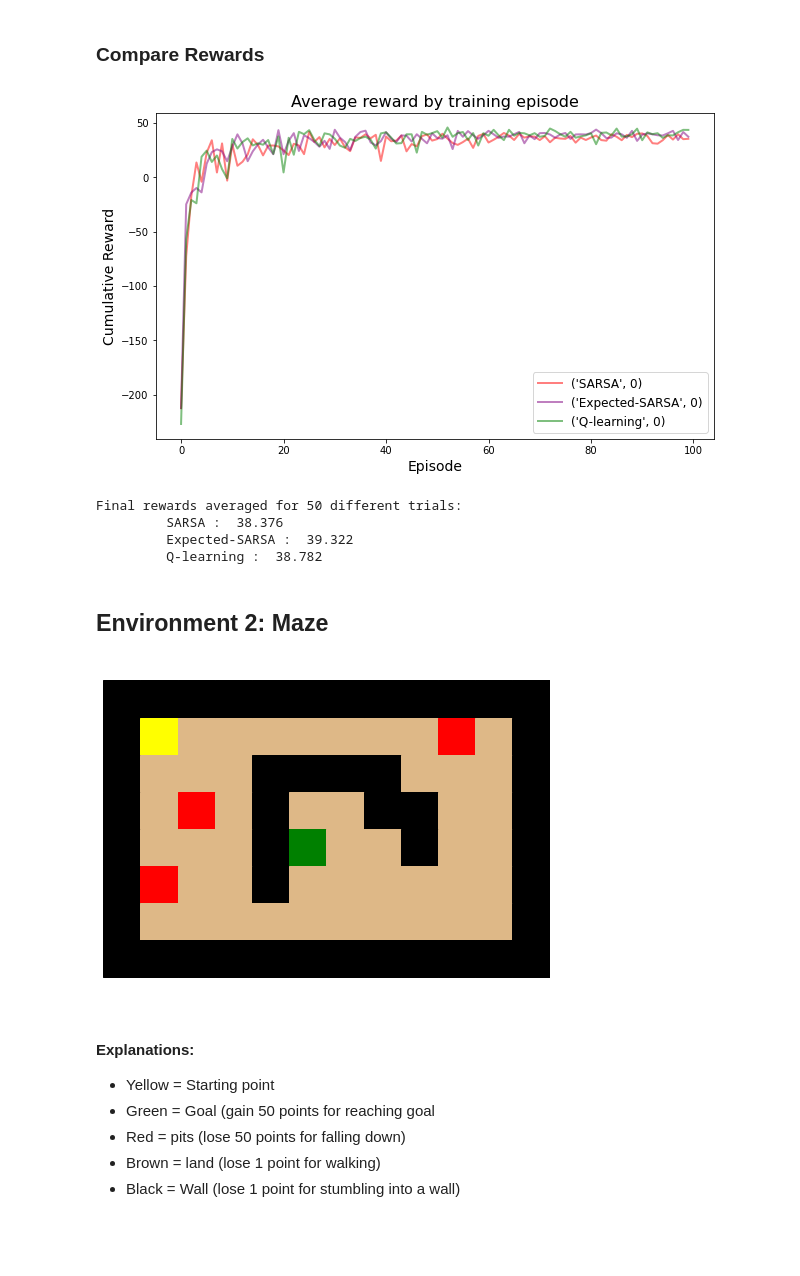
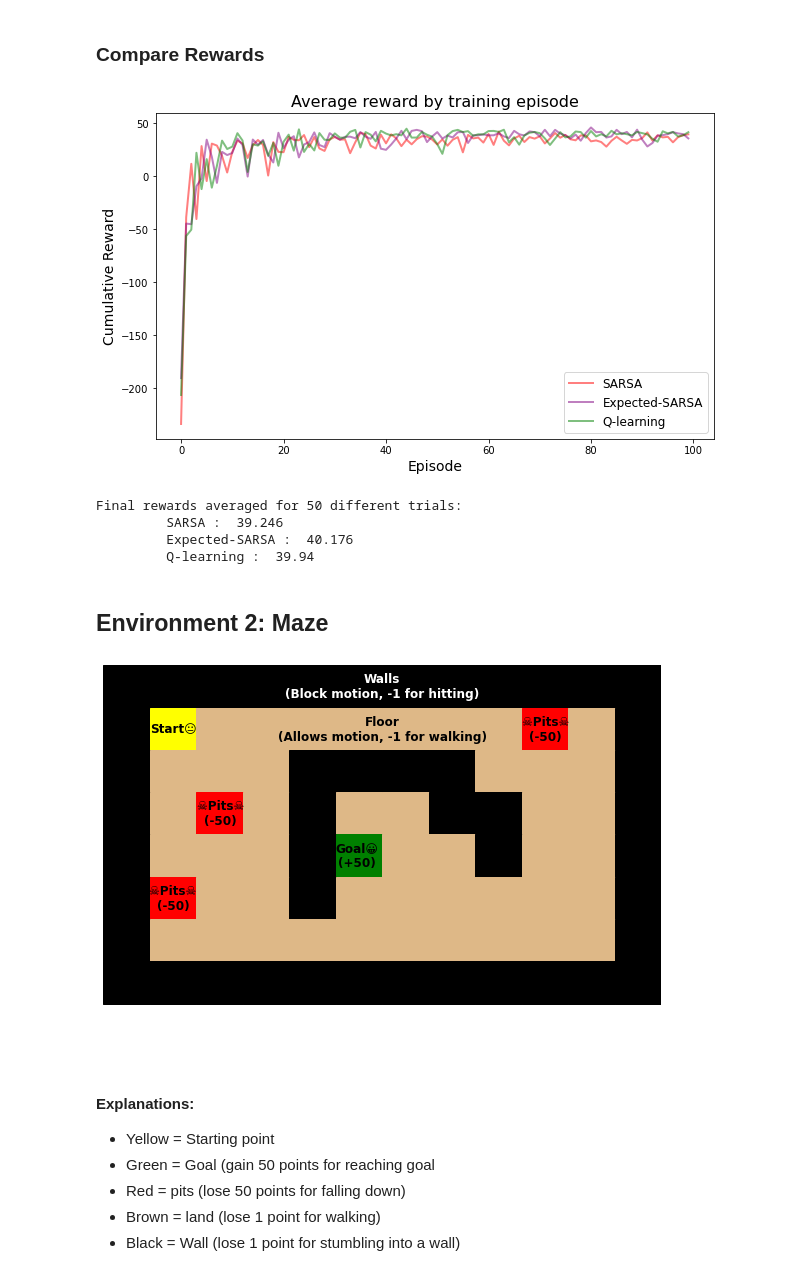
Before and after one commit to wijayajessica/AI_project, a Jupyter notebook: Evaluate Algorithm.ipynb, the cells around one changed output. Saved outputs shown, nothing was run; the diff lists cells and outputs as text; code cells hidden in the pictures; blank space fills up the shorter version.

Commit message:
small updates in visualizations

```diff
--- a/Evaluate Algorithm.ipynb
+++ b/Evaluate Algorithm.ipynb
@@ -108,46 +107,32 @@ def plot_trial_rewards(key, trials_by_algo_and_params):
 # %%
 colors = {'SARSA': 'red', 'Q-learning': 'green','Doubly-Q-learning': 'blue', 'Expected-SARSA':'purple'}
-styles = {  (0,): '-',   (50,): '--'}
 
 plt.figure(figsize=(10,6))
 plt.title("Average reward by training episode", fontsize=16)
 for key in trials_by_algo_and_params.keys():
-    if key[1] == 0:
-        plot_trial_rewards(key, trials_by_algo_and_params)
+    plot_trial_rewards(key, trials_by_algo_and_params)
 
 plt.xlabel("Episode", fontsize=14)
 plt.ylabel("Cumulative Reward", fontsize=14)
 plt.legend(loc='best', fontsize=12)
 plt.show()
-
-
-# plt.figure(figsize=(10,6))
-# plt.title("Average reward by training episode", fontsize=16)
-# for key in trials_by_algo_and_params.keys():
-#     if key[1] == 50:
-#         plot_trial_rewards(key, trials_by_algo_and_params)
-
-# plt.xlabel("Episode", fontsize=14)
-# plt.ylabel("Cumulative Reward", fontsize=14)
-# plt.legend(loc='best', fontsize=12)
-# plt.show()
 # %% [output]
-[figure, old version]
+[figure, new version]
 # %%
 print("Final rewards averaged for 50 different trials: ")
 
 for approach in ['SARSA', "Expected-SARSA", "Q-learning"]:
     rewards=[]
-    for trials in trials_by_algo_and_params[(approach,0)]:
-        rewards.append(trials['episode_rewards'][-20:]) #take the last 20 episodic rewards only (when it stabilize)
+    for trials in trials_by_algo_and_params[(approach)]:
+        rewards.append(trials['episode_rewards'][-10:]) #take the last 10 episodic rewards only (when it stabilize)
 
     rewards = np.vstack(rewards)
     print("\t", approach,": ", np.mean(rewards))
 # %% [output]
 Final rewards averaged for 50 different trials:
-         SARSA :  38.376
-         Expected-SARSA :  39.322
-         Q-learning :  38.782
+         SARSA :  39.246
+         Expected-SARSA :  40.176
+         Q-learning :  39.94
 # %% [markdown]
 ## Environment 2: Maze
 # %%
@@ -161,36 +146,47 @@ def maze():
             '#.X.#..##..#',
             '#...#*..#..#',
             '#X..#......#',
             '#..........#',
             '############'
         ],
         rewards={
             '*': 50,         # gain 50 points for reaching goal
             'X': -50,        # lose 50 points for falling down
             'moved': -1,     # lose 1 point for walking
             'hit-wall': -1   # lose 1 point for stumbling into a wall
         }
     )
 
 # Create cliffworld
 env = maze()
 
 # Paint cliffworld
 def square(x,y,**kw):
     plt.axhspan(y,y+1,xmin=x/12,xmax=(x+1)/12,**kw)
 
 colors = {'#': 'black', '.': 'burlywood', 'X': 'red', '*': 'green', 'o': 'yellow'}
 
-plt.figure(figsize=(8,6))
+plt.figure(figsize=(10,7))
 
 for y,row in enumerate(env.maze.topology):
     for x,cell in enumerate(row):
-        square(x,5-y,color=colors[cell])
+        square(x,8-y,color=colors[cell])
 
 plt.axis('off')
+plt.text(1.25,7.5,'Start😐', va='center', ha='center', fontweight='bold', fontsize=12)
+plt.text(4.55, 4.5,"Goal😀\n(+50)", va='center', ha='center', fontweight='bold', fontsize=12)
+plt.text(1.25,3.5,"☠️Pits☠️\n(-50)", va='center', ha='center', fontweight='bold', fontsize=12)
+plt.text(2.1,5.5,"☠️Pits☠️\n(-50)", va='center', ha='center', fontweight='bold', fontsize=12)
+plt.text(7.92,7.5,"☠️Pits☠️\n(-50)", va='center', ha='center', fontweight='bold', fontsize=12)
+
+plt.text(5.0,8.5,"Walls\n(Block motion, -1 for hitting)", color='white', va='center', ha='center', fontweight='bold', fontsize=12)
+plt.text(5.0,7.5,"Floor\n(Allows motion, -1 for walking)", va='center', ha='center', fontweight='bold', fontsize=12)
+plt.xlim(0,10)
+plt.ylim(0,9)
+
 plt.show()
 # %% [output]
-[figure, old version]
+[figure, new version]
 # %% [markdown]
 #### Explanations:
 - Yellow = Starting point
```
Also changed, not shown: parts of 8 cells of this notebook, 1 other file.
